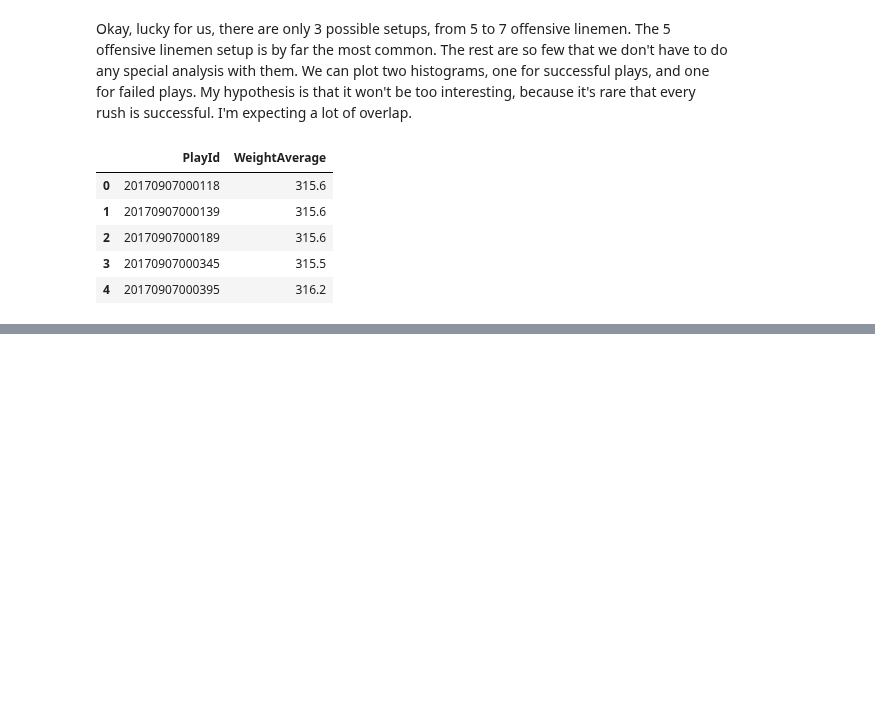
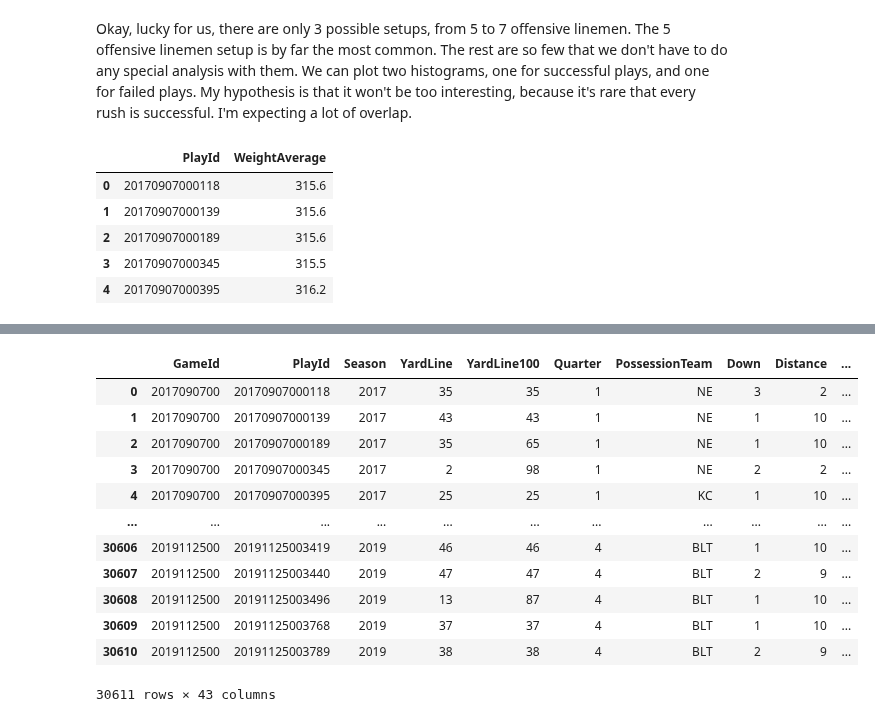
Before and after one commit to MughilM/Data-Science-Projects, a Jupyter notebook: NFL NextGen/2 - EDA.ipynb, the cells around one changed output, grey strips where cells are left out. Cells and saved outputs as stored; diff of their text form; code cells hidden in the pictures; blank space fills up the shorter version.

```diff
--- a/NFL NextGen/2 - EDA.ipynb
+++ b/NFL NextGen/2 - EDA.ipynb
@@ -305,0 +323,32 @@ The velocities of the offensive linemen might matter much more here to determine
+# %%
+# playerPos has our positions.
+# Remember we want to find the average
+# relative position wrt rusher of the offensive line.
+# We need to do a couple things.
+# First, the pbpData has the ID of the rusher,
+# so merge the X and Y coords to that dataframe,
+# Next, join the played positions to playerPos, filter the OL,
+# group by play, and average X and Y. Then subtract off rusher's coords.
+
+# Merge to pbpData on play and rusher together...
+pd.merge(
+    left=pbpData,
+    right=playerPos[['PlayId', 'X', 'Y', 'NflId']],
+    how='left',
+    left_on=['PlayId', 'NflIdRusher'],
+    right_on=['PlayId', 'NflId']
+)
+# %% [output]
+|  | GameId | PlayId | Season | YardLine | YardLine100 | Quarter | PossessionTeam | Down | Distance | ... |
+| 0 | 2017090700 | 20170907000118 | 2017 | 35 | 35 | 1 | NE | 3 | 2 | ... |
+| 1 | 2017090700 | 20170907000139 | 2017 | 43 | 43 | 1 | NE | 1 | 10 | ... |
+| 2 | 2017090700 | 20170907000189 | 2017 | 35 | 65 | 1 | NE | 1 | 10 | ... |
+| 3 | 2017090700 | 20170907000345 | 2017 | 2 | 98 | 1 | NE | 2 | 2 | ... |
+| 4 | 2017090700 | 20170907000395 | 2017 | 25 | 25 | 1 | KC | 1 | 10 | ... |
+| ... | ... | ... | ... | ... | ... | ... | ... | ... | ... | ... |
+| 30606 | 2019112500 | 20191125003419 | 2019 | 46 | 46 | 4 | BLT | 1 | 10 | ... |
+| 30607 | 2019112500 | 20191125003440 | 2019 | 47 | 47 | 4 | BLT | 2 | 9 | ... |
+| 30608 | 2019112500 | 20191125003496 | 2019 | 13 | 87 | 4 | BLT | 1 | 10 | ... |
+| 30609 | 2019112500 | 20191125003768 | 2019 | 37 | 37 | 4 | BLT | 1 | 10 | ... |
+| 30610 | 2019112500 | 20191125003789 | 2019 | 38 | 38 | 4 | BLT | 2 | 9 | ... |
+30611 rows × 43 columns
```
Also changed, not shown: parts of 13 cells of this notebook, 12 other files.
